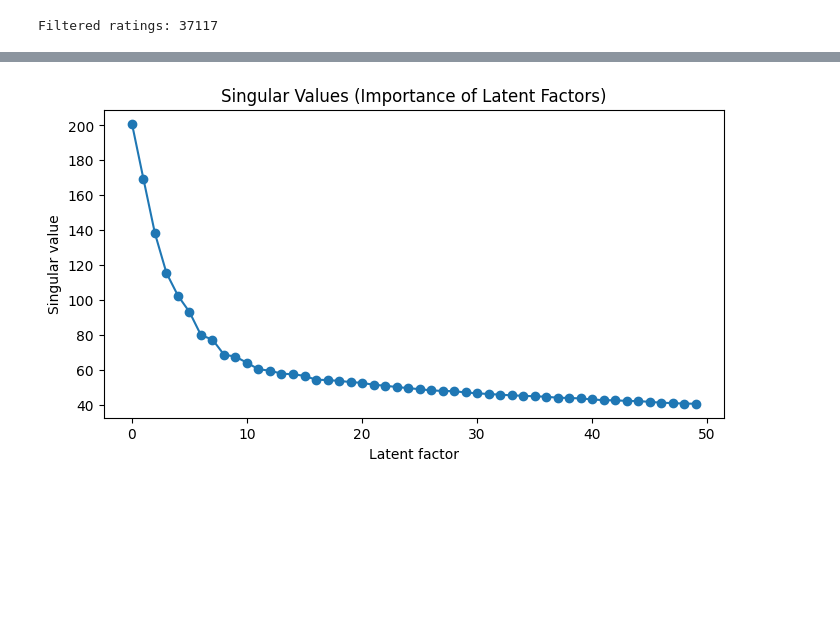
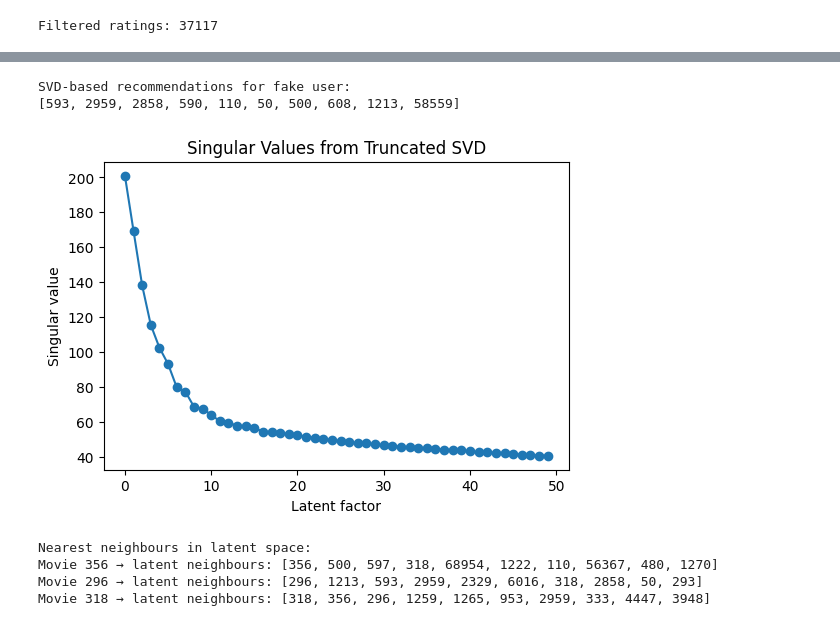
Before and after one commit to NISHARIZE/Assignment_Unsupervised2-1, a Jupyter notebook: Assignment.ipynb, the cells around one changed output, grey strips where cells are left out. Cells and saved outputs as stored; diff of their text form; code cells hidden in the pictures; blank space fills up the shorter version.

```diff
--- a/Assignment.ipynb
+++ b/Assignment.ipynb
@@ -254,57 +307,95 @@ Overlap between item-based and user-based recommendations: 6
 # 5. Matrix Factorisation (SVD)
 # =========================================================
 
+import numpy as np
+import matplotlib.pyplot as plt
 from scipy.sparse.linalg import svds
-import matplotlib.pyplot as plt
+from sklearn.metrics.pairwise import cosine_similarity
 
-# =========================================================
+# ---------------------------------------------------------
 # 5.1 Center the rating matrix
-# =========================================================
+# ---------------------------------------------------------
 
-user_means = R.mean(axis=1)
-R_centered = R - user_means
+# Compute user mean ratings
+user_means = np.array(R.mean(axis=1)).flatten()
 
-# =========================================================
+# Center the matrix
+R_centered = R - user_means.reshape(-1, 1)
+
+# ---------------------------------------------------------
 # 5.2 Apply Truncated SVD
-# =========================================================
+# ---------------------------------------------------------
 
 k = 50  # number of latent factors
 U, sigma, Vt = svds(R_centered, k=k)
 
 # Reconstruct predicted ratings
 sigma_diag = np.diag(sigma)
-R_pred = U @ sigma_diag @ Vt + user_means
+R_pred = U @ sigma_diag @ Vt + user_means.reshape(-1, 1)
 
-# =========================================================
+# ---------------------------------------------------------
+# Generate recommendations for fake user
+# ---------------------------------------------------------
+
+# Project fake user into latent space
+fake_user_centered = fake_user - fake_user.mean()
+fake_user_latent = fake_user_centered @ Vt.T
+
+# Predicted scores
+fake_user_scores = fake_user_latent @ Vt + user_means.mean()
+
+# Exclude already rated movies
+rated_movies = set(np.where(fake_user > 0)[0])
+svd_recs_idx = [
+    i for i in np.argsort(fake_user_scores)[::-1]
+    if i not in rated_movies
+][:10]
+
+svd_recommendations = [movie_index[i] for i in svd_recs_idx]
+
+print("SVD-based recommendations for fake user:")
+print(svd_recommendations)
+
+# ---------------------------------------------------------
 # 5.3 Plot singular values
-# =========================================================
+# ---------------------------------------------------------
 
-plt.figure(figsize=(8,4))
+plt.figure(figsize=(6,4))
 plt.plot(sorted(sigma, reverse=True), marker='o')
 plt.xlabel("Latent factor")
 plt.ylabel("Singular value")
-plt.title("Singular Values (Importance of Latent Factors)")
+plt.title("Singular Values from Truncated SVD")
 plt.show()
 
-# =========================================================
+# ---------------------------------------------------------
 # 5.4 Nearest neighbours in latent space (movies)
-# =========================================================
+# ---------------------------------------------------------
 
-movie_factors = Vt.T  # each row = movie latent vector
+# Movie latent vectors
+movie_latent = Vt.T
 
 def latent_similar_movies(movie_id, n=10):
-    """Find nearest movies in latent space."""
     idx = index_movie[movie_id]
     sims = cosine_similarity(
-        movie_factors[idx].reshape(1, -1),
-        movie_factors
+        movie_latent[idx].reshape(1, -1),
+        movie_latent
     )[0]
     top_idx = np.argsort(sims)[-n:][::-1]
     return [movie_index[i] for i in top_idx]
 
 latent_results = {
     movie_id: latent_similar_movies(movie_id, n=10)
     for movie_id in anchor_movies
 }
+
+print("\nNearest neighbours in latent space:")
+for m, recs in latent_results.items():
+    print(f"Movie {m} → latent neighbours: {recs}")
 # %% [output]
+SVD-based recommendations for fake user:
+[593, 2959, 2858, 590, 110, 50, 500, 608, 1213, 58559]
-[figure, old version]
+[figure, new version]
+Nearest neighbours in latent space:
+Movie 356 → latent neighbours: [356, 500, 597, 318, 68954, 1222, 110, 56367, 480, 1270]
+Movie 296 → latent neighbours: [296, 1213, 593, 2959, 2329, 6016, 318, 2858, 50, 293]
+Movie 318 → latent neighbours: [318, 356, 296, 1259, 1265, 953, 2959, 333, 4447, 3948]
```
Also changed, not shown: parts of 3 cells of this notebook.
